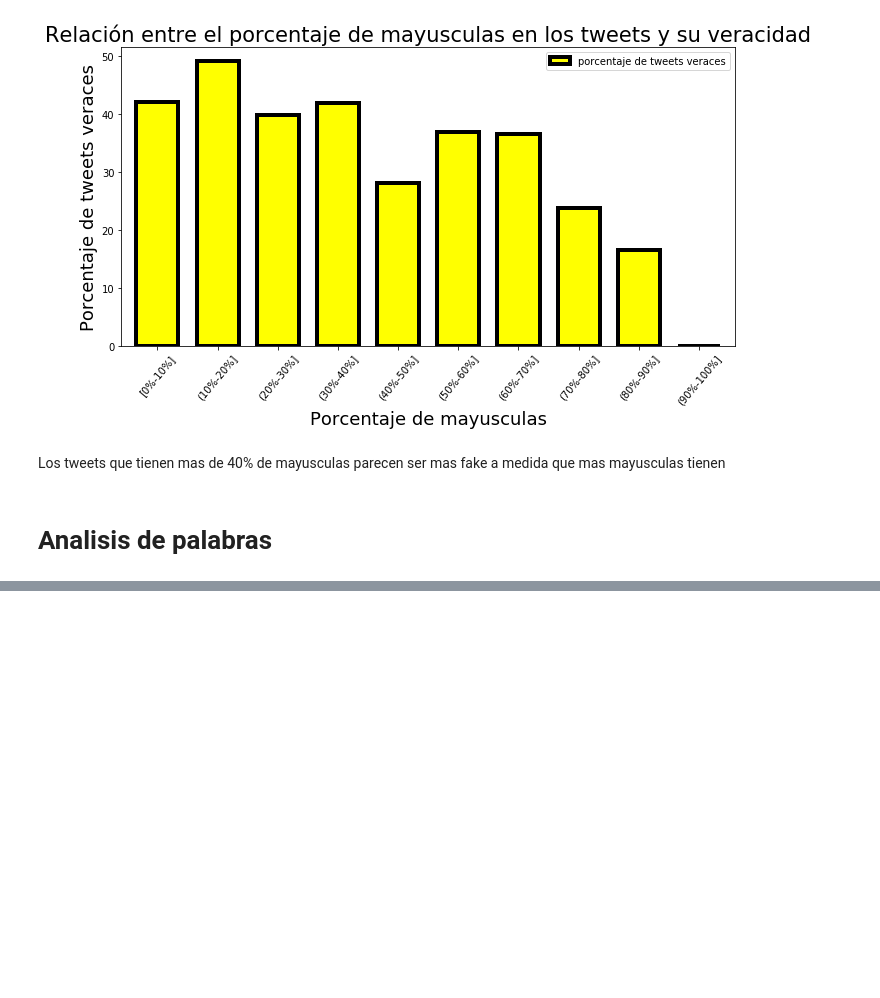
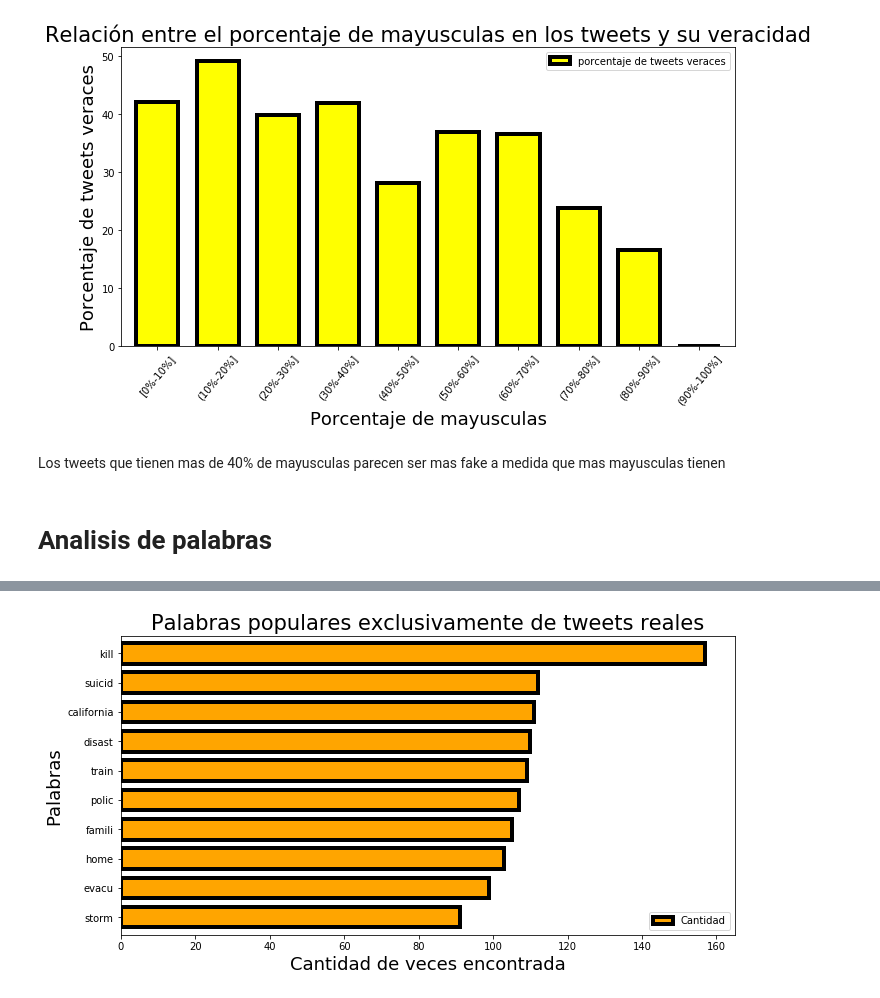
Before and after one commit to SergioCalvani/75.06-Datos-TP1-2020, a Jupyter notebook: Analisis - German.ipynb, the cells around one changed output, grey strips where cells are left out. Cells and saved outputs as stored; diff of their text form; code cells hidden in the pictures; blank space fills up the shorter version.

```diff
--- a/Analisis - German.ipynb
+++ b/Analisis - German.ipynb
@@ -268,0 +216,5 @@ palabrasComunesFalsas
+# %%
+popularesEnComun = dfPalabrasComunesV.merge(dfPalabrasComunesF,left_on='Palabra',right_on='Palabra',how='inner')
+# %%
+popularesExclusivamenteV = dfPalabrasComunesV[(~dfPalabrasComunesV.Palabra.isin(popularesEnComun.Palabra))]
+popularesExclusivamenteF = dfPalabrasComunesF[(~dfPalabrasComunesF.Palabra.isin(popularesEnComun.Palabra))]
@@ -268,0 +224,3 @@ palabrasComunesFalsas
+# %%
+TopPopularesExclusivamenteV = popularesExclusivamenteV.nlargest(10, 'Cantidad')
+TopPopularesExclusivamenteV.sort_values('Cantidad',inplace=True)
@@ -268,0 +240,10 @@ palabrasComunesFalsas
+# %%
+TopPopularesExclusivamenteV.plot(kind='barh', x='Palabra', y='Cantidad',width=0.7, figsize=(11,5.5),\
+                 color='orange',edgecolor='black', linewidth=4)
+g=plt.gca()
+g.set_title("Palabras populares exclusivamente de tweets reales",\
+fontsize=21);
+g.set_xlabel("Cantidad de veces encontrada", fontsize=18);
+g.set_ylabel("Palabras", fontsize=18);
+# %% [output]
+[figure, added]
```
Also changed, not shown: parts of 8 cells of this notebook.
